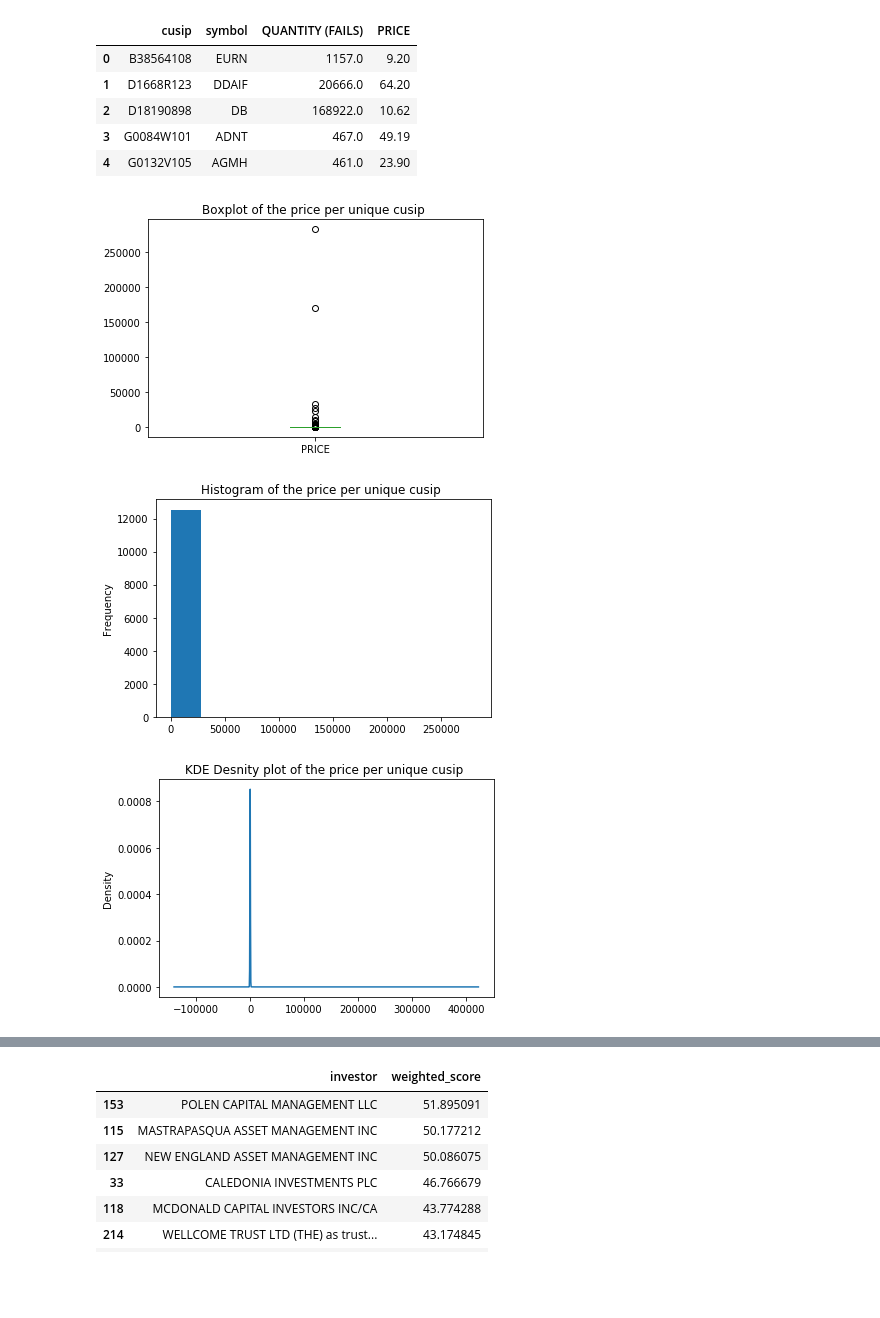
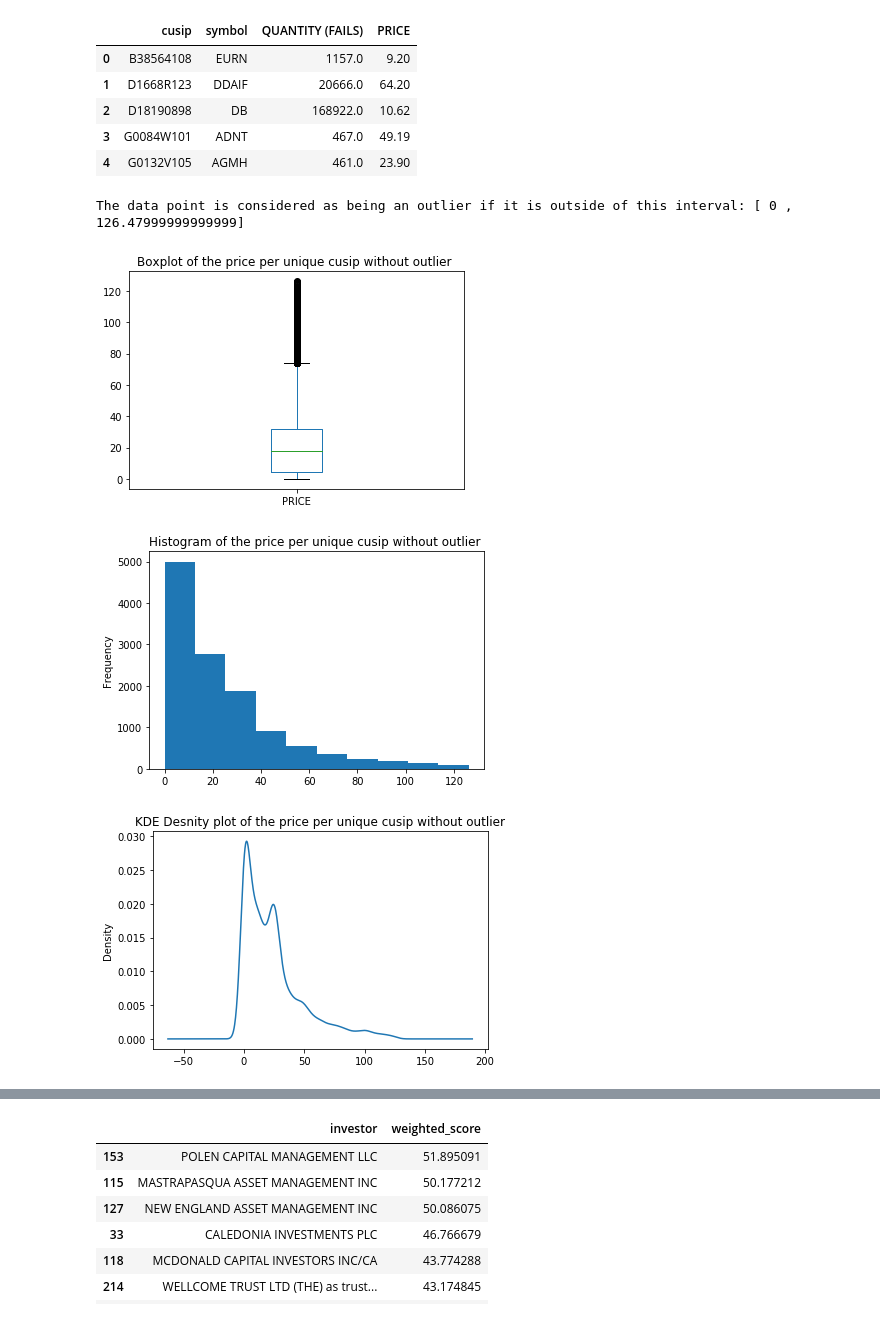
Before and after one commit to dcleres/investing_for_social_good, a Jupyter notebook: milestone_2_notebook.ipynb, the cells around one changed output, grey strips where cells are left out. Drawn from its saved outputs; the diff is of its cells as text; code cells hidden in the pictures; blank space fills up the shorter version.

Commit message:
add final comment on data

```diff
--- a/milestone_2_notebook.ipynb
+++ b/milestone_2_notebook.ipynb
@@ -69,15 +69,15 @@ data_folder = 'data/just_capital/'
 # %% [markdown]
 ### Preprocessing function
 # %%
-def remove_outlier(df):
-    IQR = df.describe()['usd']['75%'] - df.describe()['usd']['25%']
-    low_outlier = max(0, df.describe()['usd']['25%'] - 3*IQR)
-    high_outlier = df.describe()['usd']['75%'] + 3*IQR
+def remove_outlier(df, colname):
+    IQR = df.describe()[colname]['75%'] - df.describe()[colname]['25%']
+    low_outlier = max(0, df.describe()[colname]['25%'] - 3*IQR)
+    high_outlier = df.describe()[colname]['75%'] + 3*IQR
 
     print( f'The data point is considered as being an outlier if it is outside of this interval: [ {low_outlier} , {high_outlier}]')
 
-    df_no_outliers = df[df.usd < high_outlier]
-    df_out_outliers = df[df.usd > high_outlier]
+    df_no_outliers = df[df[colname] < high_outlier]
+    df_out_outliers = df[df[colname] > high_outlier]
     return df_no_outliers
 # %% [markdown]
 ### Research Question: How do investment managers rank based on social impact?
@@ -271,17 +273,20 @@ import numpy as np
 cusip_to_ticker_df['PRICE']=cusip_to_ticker_df['PRICE'].replace('.', np.nan)
 cusip_to_ticker_df['PRICE']=cusip_to_ticker_df['PRICE'].astype(float)
 # %%
-cusip_to_ticker_df['PRICE'].plot.box()
-plt.title('Boxplot of the price per unique cusip ')
+# We remove outlier because distribution are really biased and not well construct for visualization
+cusip_to_ticker_df_price_outlier = remove_outlier(cusip_to_ticker_df,'PRICE')
+cusip_to_ticker_df_price_outlier['PRICE'].plot.box()
+plt.title('Boxplot of the price per unique cusip without outlier ')
 plt.show()
-cusip_to_ticker_df['PRICE'].plot.hist()
-plt.title('Histogram of the price per unique cusip ')
+cusip_to_ticker_df_price_outlier['PRICE'].plot.hist()
+plt.title('Histogram of the price per unique cusip without outlier ')
 plt.show()
-cusip_to_ticker_df['PRICE'].plot.kde()
-plt.title('KDE Desnity plot of the price per unique cusip ')
+cusip_to_ticker_df_price_outlier['PRICE'].plot.kde()
+plt.title('KDE Desnity plot of the price per unique cusip without outlier')
 plt.show()
 # %% [output]
+The data point is considered as being an outlier if it is outside of this interval: [ 0 , 126.47999999999999]
-[figure, old version]
+[figure, new version]
-[figure, old version]
+[figure, new version]
-[figure, old version]
+[figure, new version]
 # %%
```
Also changed, not shown: parts of 13 cells of this notebook.
